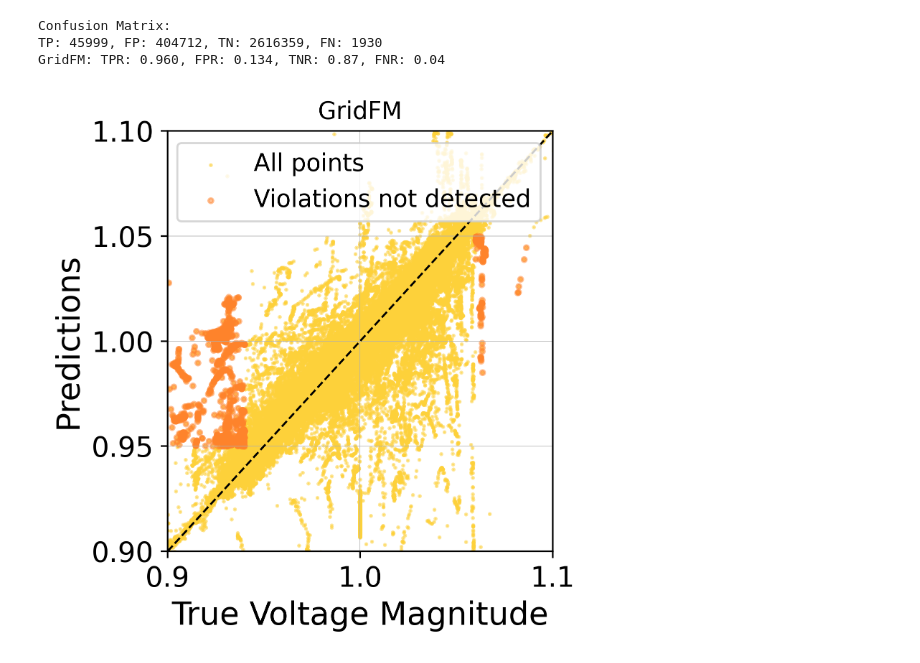
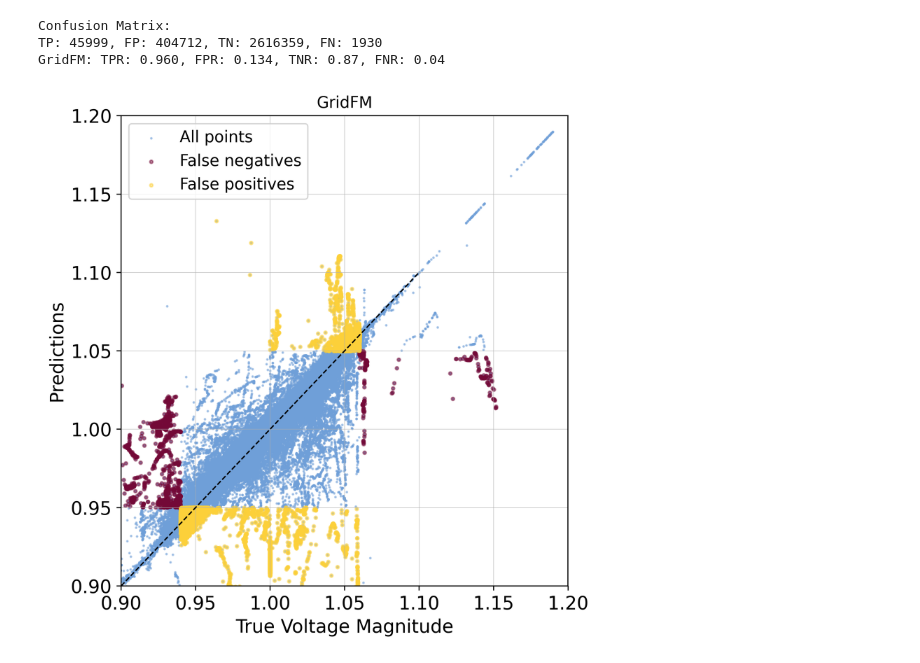
Before and after one commit to gridfm/gridfm-datakit, a Jupyter notebook: notebooks/post_processing.ipynb, the cells around one changed output. Drawn from its saved outputs; the diff is of its cells as text; code cells hidden in the pictures.

```diff
--- a/notebooks/post_processing.ipynb
+++ b/notebooks/post_processing.ipynb
@@ -496,46 +768,48 @@ GridFM: TPR: 0.960, FPR: 0.134, TNR: 0.87, FNR: 0.04
 # %%
 import matplotlib.pyplot as plt
 
-# IBM colors
-ibm_orange = "#FF832B"
-ibm_yellow = "#FDD13A"
 
 # Define the intervals
 vm_interval = (0.94, 1.06)
 vm_pred_interval = (0.95, 1.05)
 
 # Identify false negatives
 false_negatives = pf_node[
     ((pf_node["Vm"] < vm_interval[0]) | (pf_node["Vm"] > vm_interval[1])) &
     ((pf_node["Vm_pred_corrected"] >= vm_pred_interval[0]) & (pf_node["Vm_pred_corrected"] <= vm_pred_interval[1]))
 ]
 
+false_positives = pf_node[
+    ((pf_node["Vm"] >= vm_interval[0]) & (pf_node["Vm"] <= vm_interval[1])) &
+    ((pf_node["Vm_pred_corrected"] < vm_pred_interval[0]) | (pf_node["Vm_pred_corrected"] > vm_pred_interval[1]))
+]
+
 # Create figure
-fig, ax = plt.subplots(figsize=(4, 4), dpi=400)
+fig, ax = plt.subplots(figsize=(6, 6), dpi=400)
 
 # Plot all points
-ax.scatter(pf_node["Vm"], pf_node["Vm_pred_corrected"], s=1, alpha=0.5, color=ibm_yellow, label="All points")
+ax.scatter(pf_node["Vm"], pf_node["Vm_pred_corrected"], s=1, alpha=0.5, color=light_ibm_blue, label="All points")
 
 # Overlay false negatives
-ax.scatter(false_negatives["Vm"], false_negatives["Vm_pred_corrected"], s=6, alpha=0.5, color=ibm_orange, label="Violations not detected")
-
+ax.scatter(false_negatives["Vm"], false_negatives["Vm_pred_corrected"], s=6, alpha=0.5, color=ibm_prune, label="False negatives")
+ax.scatter(false_positives["Vm"], false_positives["Vm_pred_corrected"], s=6, alpha=0.5, color=ibm_yellow, label="False positives")
 # Plot reference line
 ax.plot([0.9, 1.1], [0.9, 1.1], 'k--', linewidth=1)
 
 # Axes labels and limits
-ax.set_xlabel("True Voltage Magnitude", fontsize=16)
-ax.set_ylabel("Predictions", fontsize=16)
-ax.set_xlim(0.9, 1.1)
-ax.set_ylim(0.9, 1.1)
+ax.set_xlabel("True Voltage Magnitude", fontsize=14)
+ax.set_ylabel("Predictions", fontsize=14)
+ax.set_xlim(0.9, 1.2)
+ax.set_ylim(0.9, 1.2)
 
 # Title, grid, legend
 ax.set_title("GridFM", fontsize=12)
-ax.legend(fontsize=12, loc='upper right')
+ax.legend(fontsize=12, loc='upper left')
 ax.grid(True, linewidth=0.3)
 ax.tick_params(axis='both', labelsize=14)
 
 plt.tight_layout()
-plt.savefig("scatter_voltage.png")
+plt.savefig("voltage_FT.png")
 plt.show()
 # %% [output]
-[figure, old version]
+[figure, new version]
```
Also changed, not shown: parts of 35 cells of this notebook, 1 other file.
